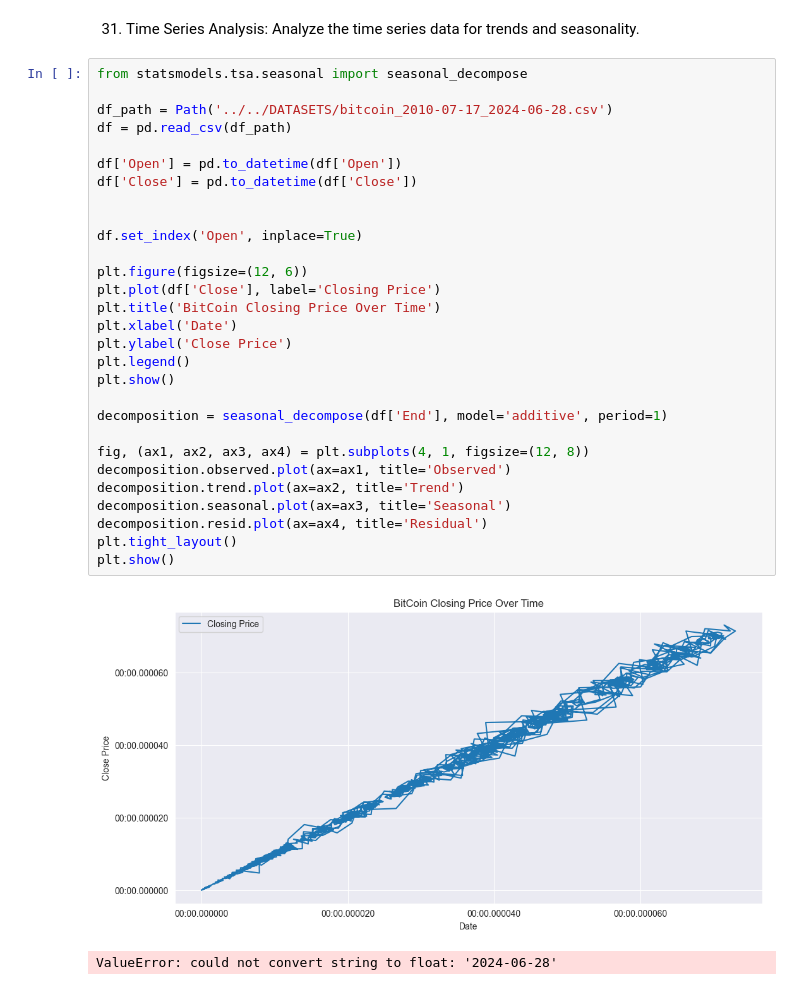
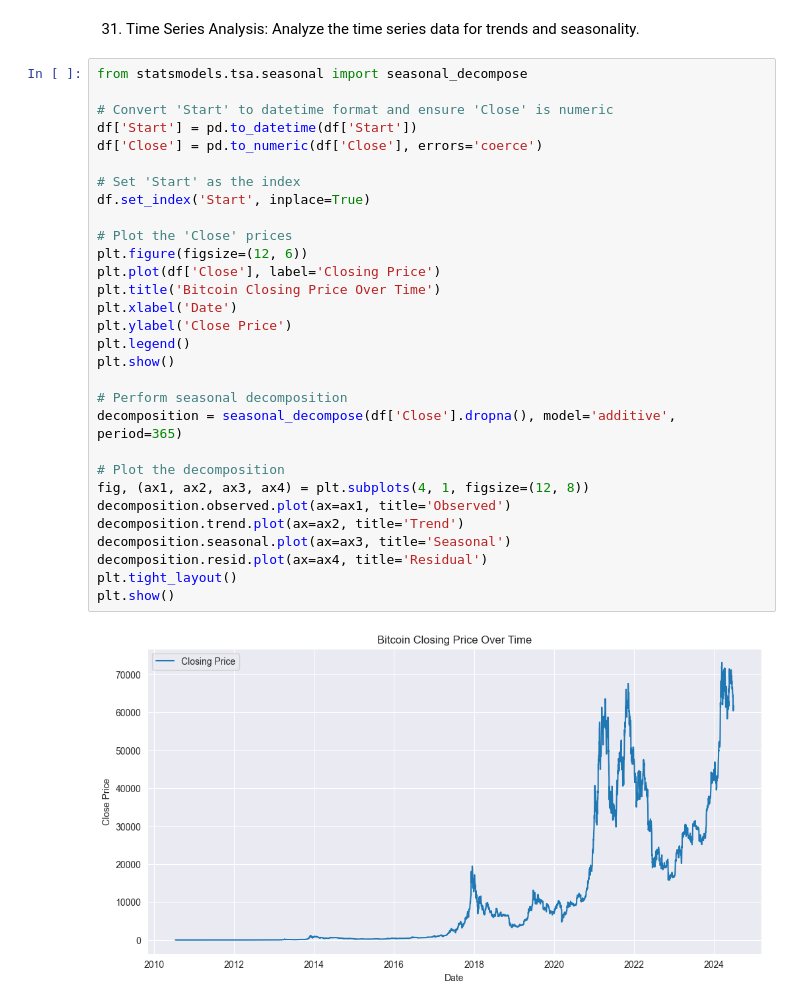
Before and after one commit to ZygimantasB/LLM-practice, a Jupyter notebook: LM practice/kagle/crypto.ipynb, the cells around one changed output. Saved outputs shown, nothing was run; the diff lists cells and outputs as text.

```diff
--- a/LM practice/kagle/crypto.ipynb
+++ b/LM practice/kagle/crypto.ipynb
@@ -815,32 +815,32 @@ df
 # %%
 from statsmodels.tsa.seasonal import seasonal_decompose
 
-df_path = Path('../../DATASETS/bitcoin_2010-07-17_2024-06-28.csv')
-df = pd.read_csv(df_path)
+# Convert 'Start' to datetime format and ensure 'Close' is numeric
+df['Start'] = pd.to_datetime(df['Start'])
+df['Close'] = pd.to_numeric(df['Close'], errors='coerce')
 
-df['Open'] = pd.to_datetime(df['Open'])
-df['Close'] = pd.to_datetime(df['Close'])
+# Set 'Start' as the index
+df.set_index('Start', inplace=True)
 
-
-df.set_index('Open', inplace=True)
-
+# Plot the 'Close' prices
 plt.figure(figsize=(12, 6))
 plt.plot(df['Close'], label='Closing Price')
-plt.title('BitCoin Closing Price Over Time')
+plt.title('Bitcoin Closing Price Over Time')
 plt.xlabel('Date')
 plt.ylabel('Close Price')
 plt.legend()
 plt.show()
 
-decomposition = seasonal_decompose(df['End'], model='additive', period=1)
+# Perform seasonal decomposition
+decomposition = seasonal_decompose(df['Close'].dropna(), model='additive', period=365)
 
+# Plot the decomposition
 fig, (ax1, ax2, ax3, ax4) = plt.subplots(4, 1, figsize=(12, 8))
 decomposition.observed.plot(ax=ax1, title='Observed')
 decomposition.trend.plot(ax=ax2, title='Trend')
 decomposition.seasonal.plot(ax=ax3, title='Seasonal')
 decomposition.resid.plot(ax=ax4, title='Residual')
 plt.tight_layout()
 plt.show()
 # %% [output]
-[figure, old version]
+[figure, new version]
-ValueError: could not convert string to float: '2024-06-28'
```
Also changed, not shown: parts of 33 cells of this notebook, 1 other file.
